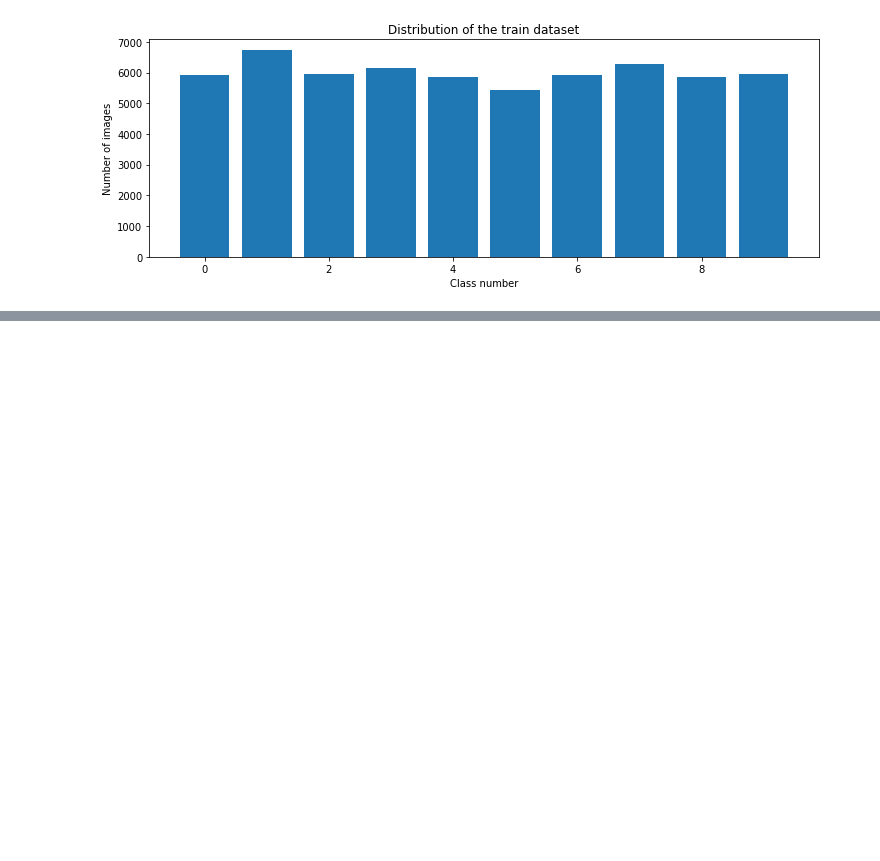
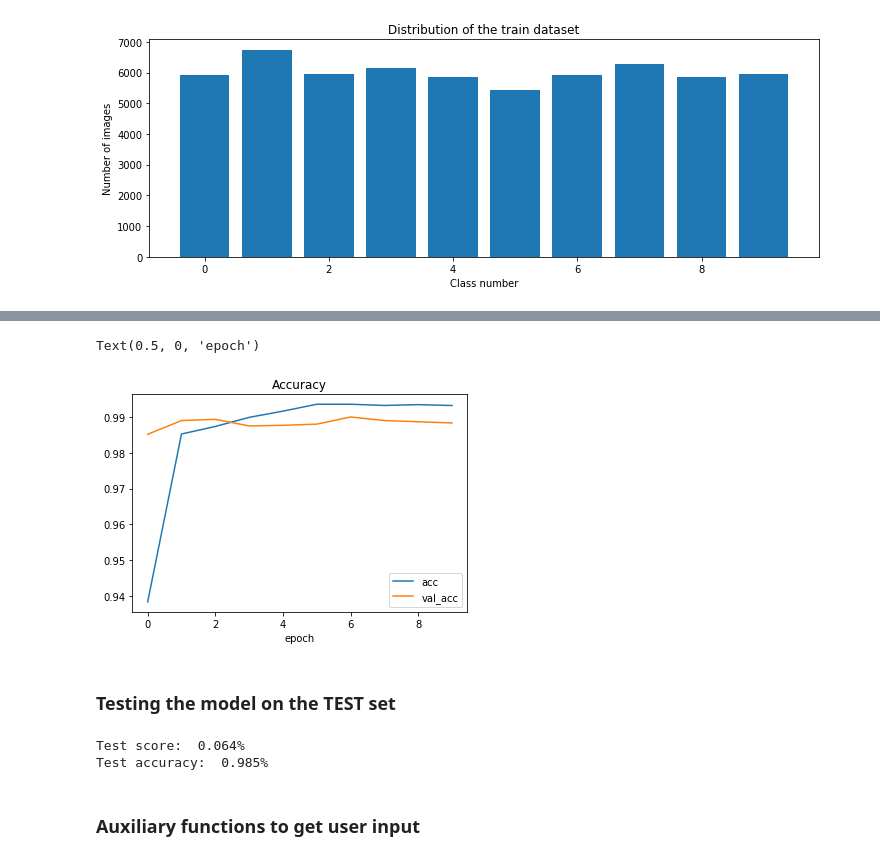
Before and after one commit to chamatt/The-Complete-Self-Driving-Car-Course, a Jupyter notebook: 07 - Convolutional Neural Networks/CNN.ipynb, the cells around one changed output, grey strips where cells are left out. Cells and saved outputs as stored; diff of their text form; code cells hidden in the pictures; blank space fills up the shorter version.

```diff
--- a/07 - Convolutional Neural Networks/CNN.ipynb
+++ b/07 - Convolutional Neural Networks/CNN.ipynb
@@ -63,0 +142,20 @@ X_test = X_test/255
+# %%
+plt.plot(history.history['acc'])
+plt.plot(history.history['val_acc'])
+plt.legend(['acc', 'val_acc'])
+plt.title('Accuracy')
+plt.xlabel('epoch')
+# %% [output]
+Text(0.5, 0, 'epoch')
+[figure, added]
+# %% [markdown]
+### Testing the model on the TEST set
+# %%
+score = model.evaluate(X_test, y_test, verbose=0)
+print(f"Test score: {score[0] : .3f}%")
+print(f"Test accuracy: {score[1] : .3f}%")
+# %% [output]
+Test score:  0.064%
+Test accuracy:  0.985%
+# %% [markdown]
+### Auxiliary functions to get user input
```
Also changed, not shown: parts of 14 cells of this notebook.
